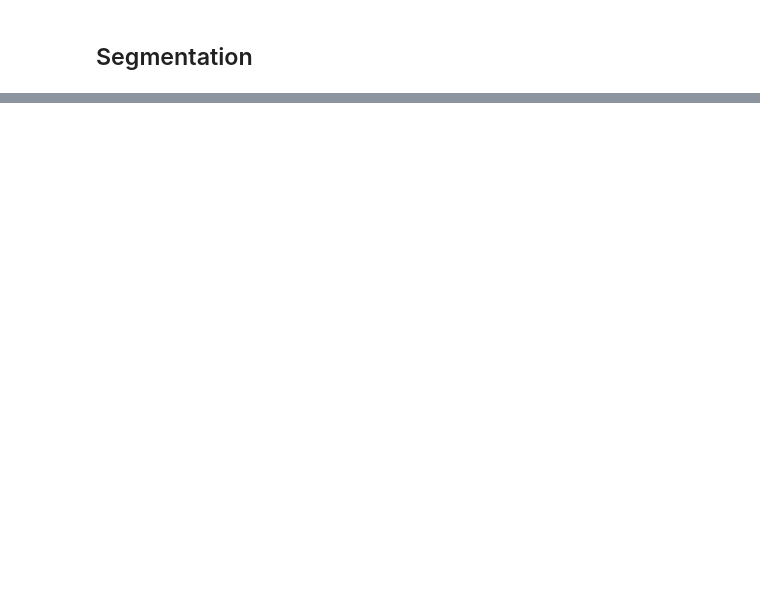
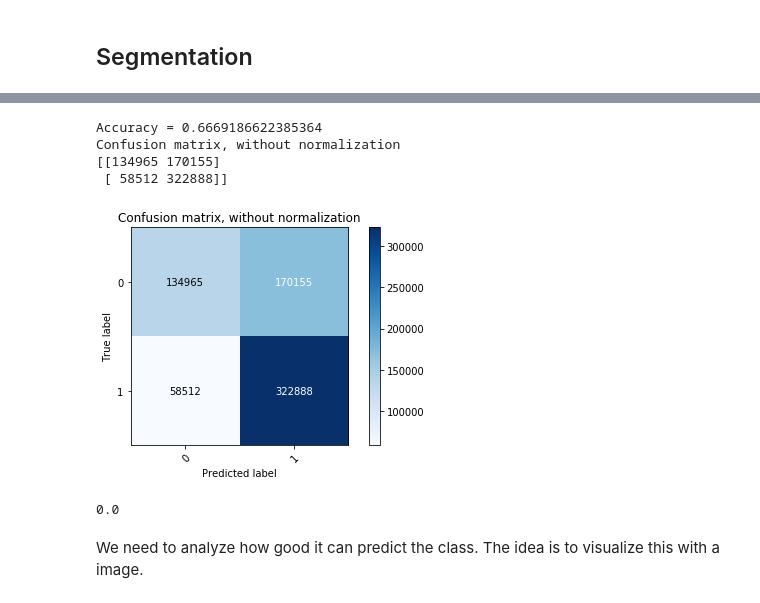
Before and after one commit to poupeaua/auto-segmentation, a Jupyter notebook: auto-segmentation.ipynb, the cells around one changed output, grey strips where cells are left out. Drawn from its saved outputs; the diff is of its cells as text; code cells hidden in the pictures; blank space fills up the shorter version.

```diff
--- a/auto-segmentation.ipynb
+++ b/auto-segmentation.ipynb
@@ -188,0 +257,2 @@ def computeDataset(X, y):
+# %%
+clf_dataset = computeclfDataset(X=raw_data, y=seg_data, nb_max_img=30)
@@ -188,0 +304,26 @@ def computeDataset(X, y):
+# %%
+def preprocessDataset(clf_dataset):
+    """
+        IN ORDER TO COUNTER THE "ONLY 1 PREDICTION PROBLEM" make the dataset
+        homogenous such that there are as many 1 samples as 0.
+        This way, classifiers will learn in a homogenous way.
+
+        Argument:
+            dataset (array) : shape (n_samples, n_features)
+
+        Return:
+            train_ (array) : shape (n < n_samples, n_features)
+    """
+    # 1 - DIVIDE train / test
+    pct_train = 0.8
+    train_clf_data = clf_dataset[:int(len(clf_dataset)*pct_train), :]
+    test_clf_data = clf_dataset[int(len(clf_dataset)*pct_train):, :]
+
+    # 2 - EQUILIBRATE and SHUFFLE data the train and test dataset
+    # remove all 1 elements until there are as numerous as the number of 0 elements
+    train_clf_data = equilibrate(dataset=train_clf_data)
+    test_clf_data = equilibrate(dataset=test_clf_data)
+
+    return train_clf_data, test_clf_data
+# %%
+train_clf_data, test_clf_data = preprocessDataset(clf_dataset=clf_dataset)
@@ -211,0 +340,29 @@ array([0, 0, 0, 0, 0, 0, 0, 0, 0, 0, 0, 0, 0, 0, 0, 1, 0, 0, 0, 0, 0, 0,
+# %%
+clf = RandomForestClassifier(n_estimators=10, max_depth=2, n_jobs=64)
+
+clf.fit(train_clf_data[:, :-1], train_clf_data[:, -1])
+# %%
+y_pred = clf.predict(test_clf_data[:, :-1])
+y_true = test_clf_data[:, -1]
+
+#        [   ]
+#  true  [   ]
+#        pred
+conf_mat = confusion_matrix(y_pred=y_pred, y_true=y_true)
+acc = np.sum(np.diag(conf_mat))/np.sum(conf_mat)
+print("Accuracy =", acc)
+plot_confusion_matrix(y_pred=y_pred, y_true=y_true, classes=[0, 1])
+plt.show()
+# %% [output]
+Accuracy = 0.6669186622385364
+Confusion matrix, without normalization
+[[134965 170155]
+ [ 58512 322888]]
+[figure, added]
+# %%
+# the bad thing is that is always predict 1 because there are much more pixel that
+np.min(clf.predict(extractFeatures(img=raw_data[-5], flatten=True)))
+# %% [output]
+0.0
+# %% [markdown]
+We need to analyze how good it can predict the class. The idea is to visualize this with a image.
```
Also changed, not shown: parts of 20 cells of this notebook.
